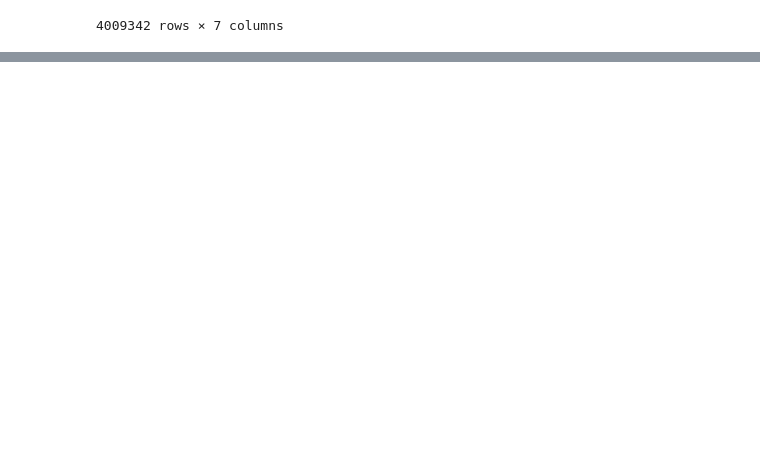
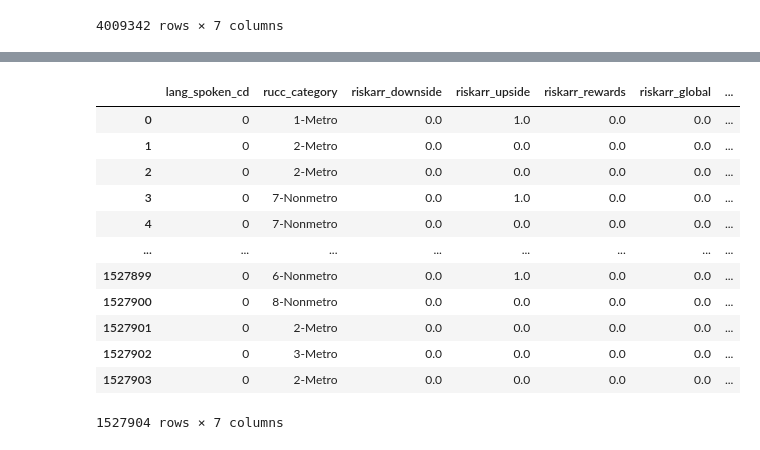
Before and after one commit to ChunjiangLiLeo/Humana-Data-Project, a Jupyter notebook: data.ipynb, the cells around one changed output, grey strips where cells are left out. Saved outputs shown, nothing was run; the diff lists cells and outputs as text; code cells hidden in the pictures; blank space fills up the shorter version.

```diff
--- a/data.ipynb
+++ b/data.ipynb
@@ -395,0 +444,16 @@ condition_data
+# %%
+demograph_data
+# %% [output]
+|  | lang_spoken_cd | rucc_category | riskarr_downside | riskarr_upside | riskarr_rewards | riskarr_global | ... |
+| 0 | 0 | 1-Metro | 0.0 | 1.0 | 0.0 | 0.0 | ... |
+| 1 | 0 | 2-Metro | 0.0 | 0.0 | 0.0 | 0.0 | ... |
+| 2 | 0 | 2-Metro | 0.0 | 0.0 | 0.0 | 0.0 | ... |
+| 3 | 0 | 7-Nonmetro | 0.0 | 1.0 | 0.0 | 0.0 | ... |
+| 4 | 0 | 7-Nonmetro | 0.0 | 0.0 | 0.0 | 0.0 | ... |
+| ... | ... | ... | ... | ... | ... | ... | ... |
+| 1527899 | 0 | 6-Nonmetro | 0.0 | 1.0 | 0.0 | 0.0 | ... |
+| 1527900 | 0 | 8-Nonmetro | 0.0 | 0.0 | 0.0 | 0.0 | ... |
+| 1527901 | 0 | 2-Metro | 0.0 | 0.0 | 0.0 | 0.0 | ... |
+| 1527902 | 0 | 3-Metro | 0.0 | 0.0 | 0.0 | 0.0 | ... |
+| 1527903 | 0 | 2-Metro | 0.0 | 0.0 | 0.0 | 0.0 | ... |
+1527904 rows × 7 columns
```
Also changed, not shown: parts of 13 cells of this notebook.
